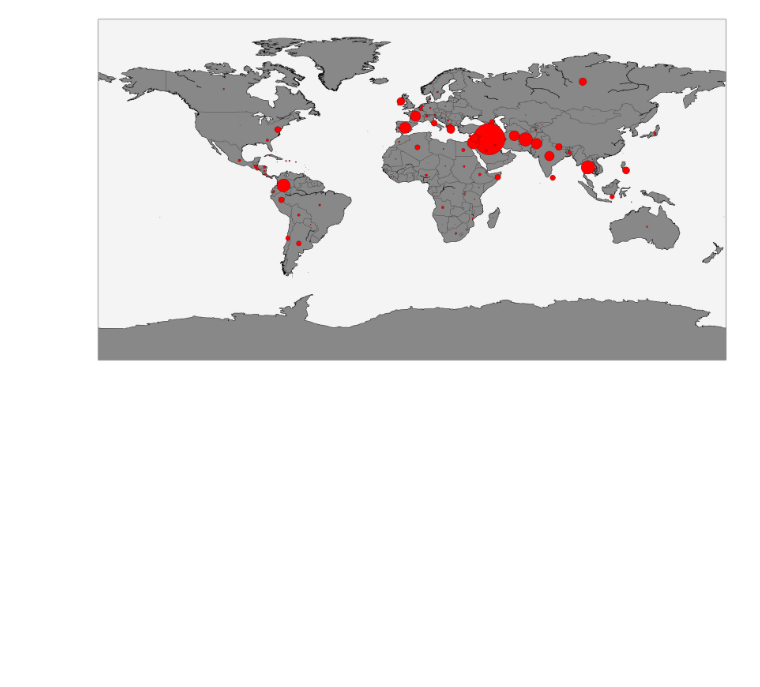
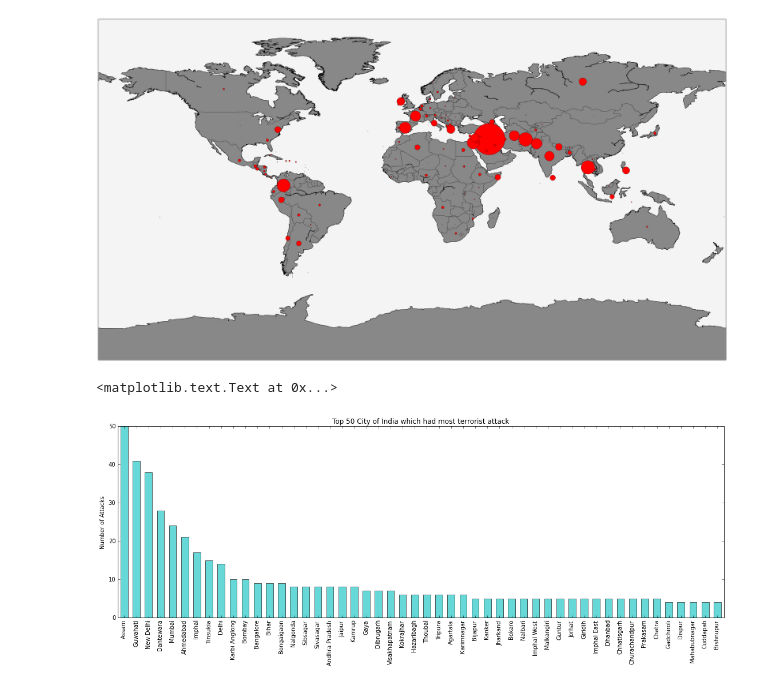
Before and after one commit to ankit864/Data_Science, a Jupyter notebook: World_Terrorism/Terrorism.ipynb, the cells around one changed output. Cells and saved outputs as stored; diff of their text form; code cells hidden in the pictures; blank space fills up the shorter version.

Commit message:
Indian city

```diff
--- a/World_Terrorism/Terrorism.ipynb
+++ b/World_Terrorism/Terrorism.ipynb
@@ -105,3 +105,13 @@ plt.show()
 # %% [output]
 Processing.........
 [figure]
+# %%
+india_data = data[(data.iloc[:, 2] == "India")]
+countdata = india_data['City'].value_counts()
+top_50 = countdata.head(50)
+top_50.plot(kind='bar', figsize=[19, 6], width=0.6, alpha=0.6, color='c', edgecolor='k', grid=False, ylim=[0, 50])
+plt.ylabel("Number of Attacks")
+plt.title("Top 50 City of India which had most terrorist attack")
+# %% [output]
+<matplotlib.text.Text at 0x...>
+[figure, added]
```
